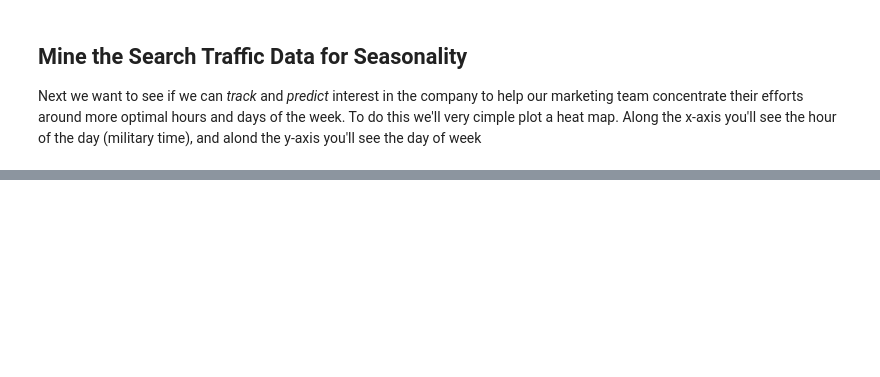
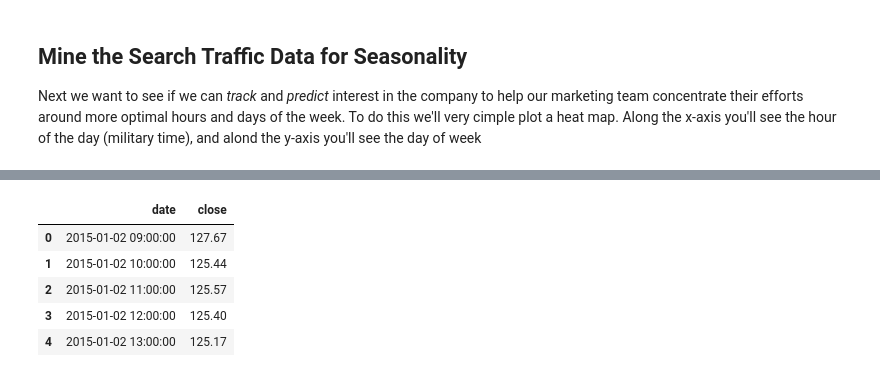
Before and after one commit to laramiedunlap/Forecasting_Mercado_Libre, a Jupyter notebook: main.ipynb, the cells around one changed output, grey strips where cells are left out. Drawn from its saved outputs; the diff is of its cells as text; code cells hidden in the pictures; blank space fills up the shorter version.

```diff
--- a/main.ipynb
+++ b/main.ipynb
@@ -114,0 +165,11 @@ fig * hline
+# %%
+meli_stock_df = pd.read_csv('resources/mercado_stock_price.csv')
+meli_stock_df['date'] = pd.to_datetime(meli_stock_df['date'], infer_datetime_format=True)
+meli_stock_df.head()
+# %% [output]
+|  | date | close |
+| 0 | 2015-01-02 09:00:00 | 127.67 |
+| 1 | 2015-01-02 10:00:00 | 125.44 |
+| 2 | 2015-01-02 11:00:00 | 125.57 |
+| 3 | 2015-01-02 12:00:00 | 125.40 |
+| 4 | 2015-01-02 13:00:00 | 125.17 |
```
Also changed, not shown: parts of 14 cells of this notebook.
